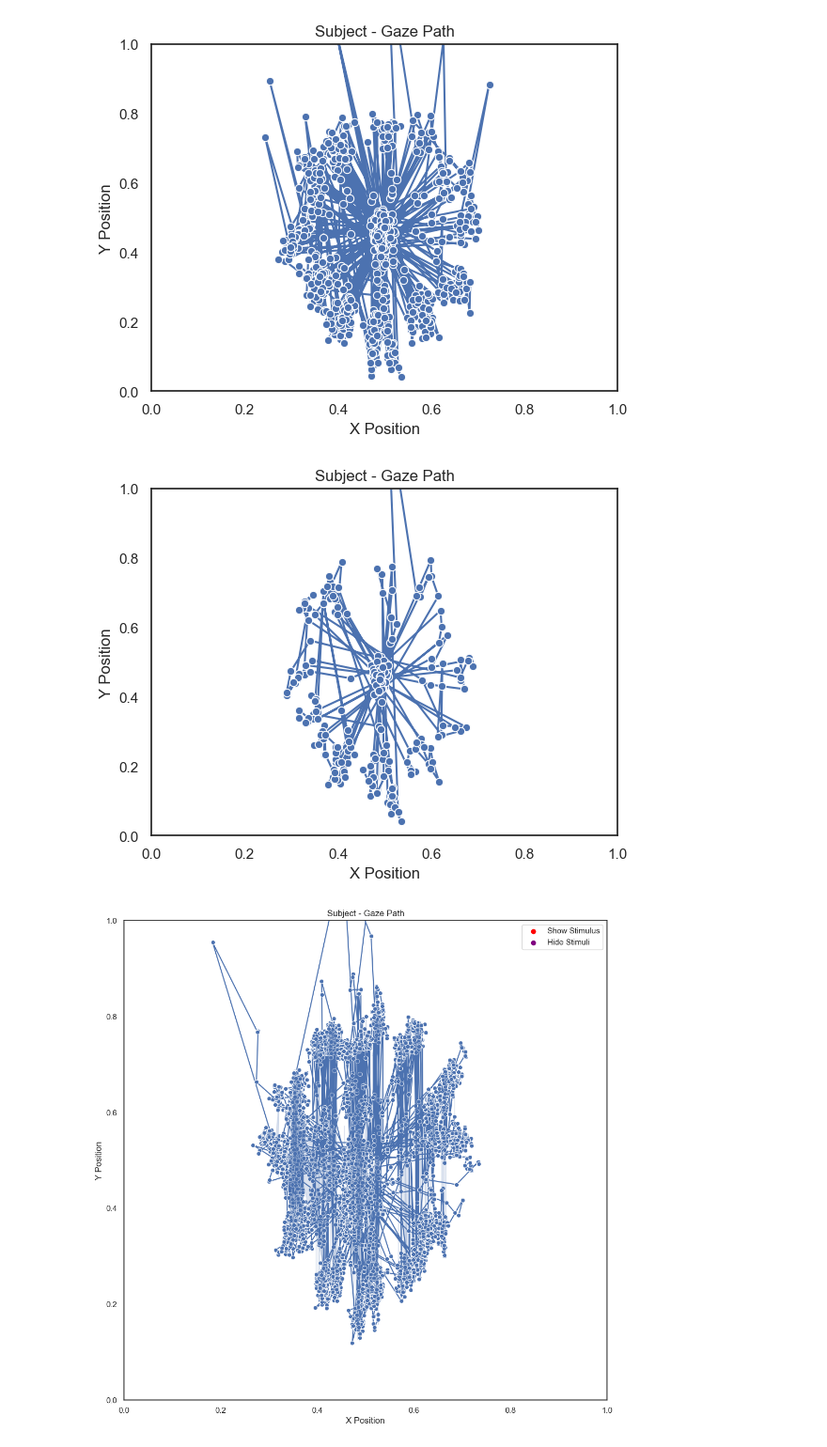
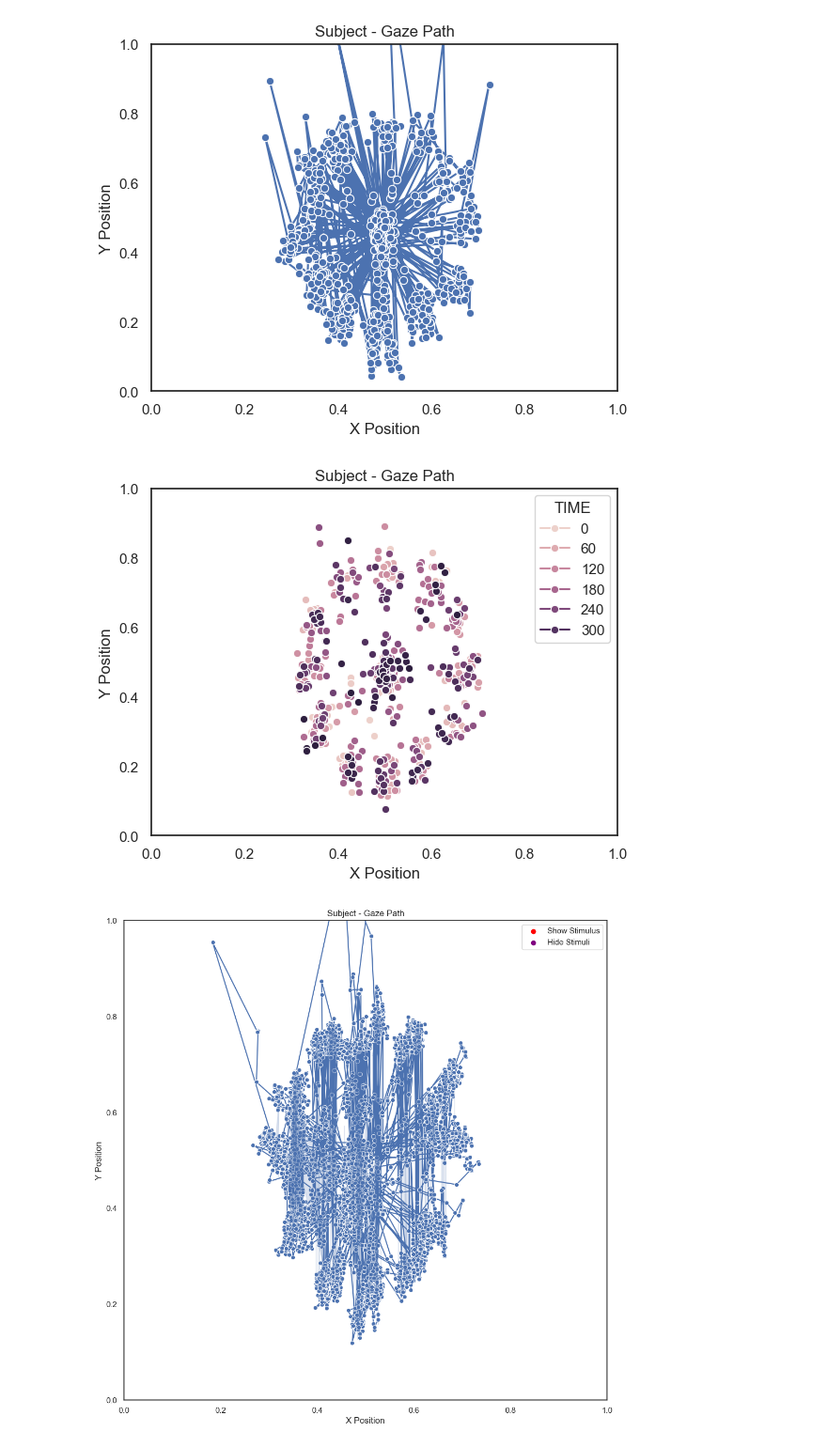
Before and after one commit to MaxBhdt/2024SoSe_EyeTracking, a Jupyter notebook: Lab/Experiment Pilot plot.ipynb, the cells around one changed output. Shown at 94% size. Cells and saved outputs as stored; diff of their text form; code cells hidden in the pictures.

```diff
--- a/Lab/Experiment Pilot plot.ipynb
+++ b/Lab/Experiment Pilot plot.ipynb
@@ -250,5 +238,5 @@ endresults_vel_df_fix
 # %%
-fixation_events = data_tsv[data_tsv['TIME'].isin(endresults_vel_df_fix['fix_start'])][['TIME', 'FPOGX', 'FPOGY']]
+#fixation_events = data_tsv[data_tsv['TIME'].isin(endresults_vel_df_fix['fix_end'])][['TIME', 'FPOGX', 'FPOGY','USER']]
 # %% [markdown]
 Filter Fixation Events
 # %%
@@ -259,9 +247,8 @@ Convert Coordinates
 screen_width = 1920
 screen_height = 1080
 
-fixation_events['x_coord'] = (fixation_events['FPOGX'] - 0.5) * screen_width
-fixation_events['y_coord'] = (fixation_events['FPOGY'] - 0.5) * screen_height
-fixation_events #show fixation_events
+df_fixations['x_coord'] = (df_fixations['FPOGX'] - 0.5) * screen_width
+df_fixations['y_coord'] = (df_fixations['FPOGY'] - 0.5) * screen_height
 
 #Define Target Coordinates
 target_coords = [
@@ -269,4 +256,6 @@ target_coords = [
     (0, 320), (0, -320), (277, -160), (-277, 160),
     (-160, -277), (160, 277), (160, -277), (-160, 277)
 ]
+
+df_fixations
 # %% [output]
@@ -678,20 +805,20 @@ plt.show()
 # %%
 # **X vs. Y Plot (Gaze Path)**
 #sns.scatterplot(data_tsv=data_tsv, x="FPOGX", y="FPOGY", s=40, hue='FPOGID')  # Use scatterplot for gaze path
 # Filter the data_tsv for the specified time range
-filtered_data = fixation_events[(fixation_events['TIME'] >= 2776) & (fixation_events['TIME'] <= 2853)]
+#filtered_data = fixation_events[(fixation_events['TIME'] >= 5706) & (fixation_events['TIME'] <= 6059)]
 
-sns.lineplot(data=filtered_data, x="FPOGX", y="FPOGY", hue="TIME", marker='o', sort =False)  # Use scatterplot for gaze path
+sns.lineplot(data=fixation_events, x="FPOGX", y="FPOGY", hue="TIME", marker='o', sort =False)  # Use scatterplot for gaze path
 # Zoom in on the x-axis between 0.6 and 0.7
 
 plt.title(f"Subject - Gaze Path")
 plt.xlabel("X Position")
 plt.ylabel("Y Position")
 plt.xlim(0, 1)
 plt.ylim(0, 1)
 plt.show()
 # %% [output]
-[figure, old version]
+[figure, new version]
 # %%
 
 
```
Also changed, not shown: parts of 27 cells of this notebook, 8 other files.
